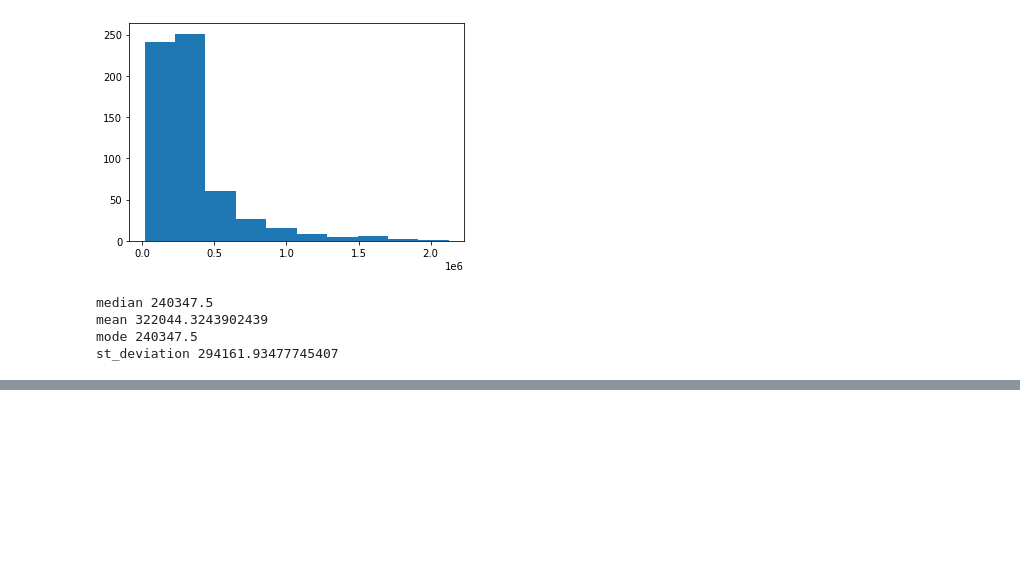
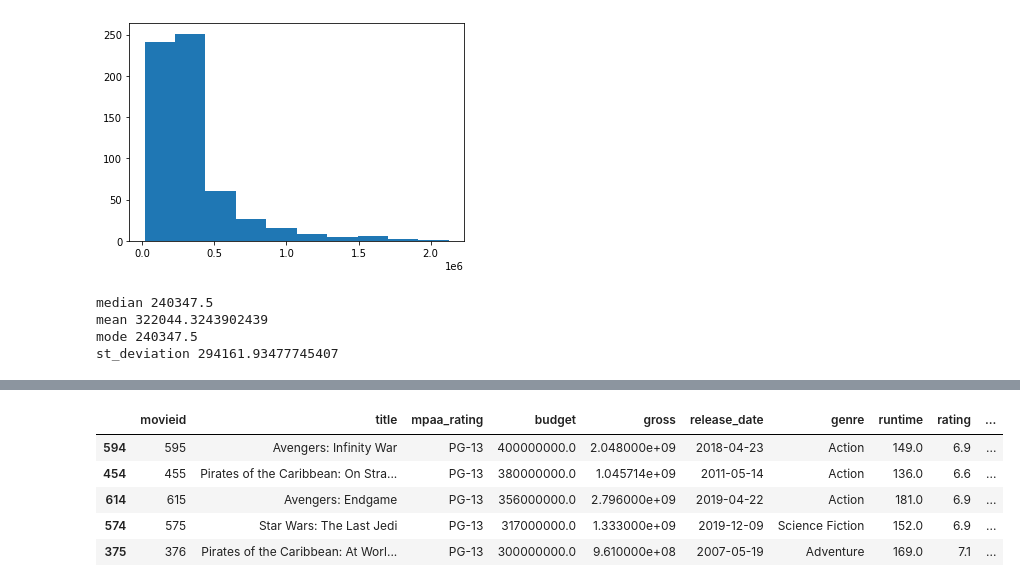
Before and after one commit to YanaOrf/learningPython, a Jupyter notebook: Pandas_Movies.ipynb, the cells around one changed output, grey strips where cells are left out. Drawn from its saved outputs; the diff is of its cells as text; code cells hidden in the pictures; blank space fills up the shorter version.

```diff
--- a/Pandas_Movies.ipynb
+++ b/Pandas_Movies.ipynb
@@ -187,0 +230,11 @@ st_deviation 294161.93477745407
+# %%
+#show the list of top 5 movies based on Budget
+sorted_by_budget=movies.sort_values(by=["budget"],ascending=False)
+sorted_by_budget.head(5)
+# %% [output]
+|  | movieid | title | mpaa_rating | budget | gross | release_date | genre | runtime | rating | ... |
+| 594 | 595 | Avengers: Infinity War | PG-13 | 400000000.0 | 2.048000e+09 | 2018-04-23 | Action | 149.0 | 6.9 | ... |
+| 454 | 455 | Pirates of the Caribbean: On Stra... | PG-13 | 380000000.0 | 1.045714e+09 | 2011-05-14 | Action | 136.0 | 6.6 | ... |
+| 614 | 615 | Avengers: Endgame | PG-13 | 356000000.0 | 2.796000e+09 | 2019-04-22 | Action | 181.0 | 6.9 | ... |
+| 574 | 575 | Star Wars: The Last Jedi | PG-13 | 317000000.0 | 1.333000e+09 | 2019-12-09 | Science Fiction | 152.0 | 6.9 | ... |
+| 375 | 376 | Pirates of the Caribbean: At Worl... | PG-13 | 300000000.0 | 9.610000e+08 | 2007-05-19 | Adventure | 169.0 | 7.1 | ... |
```
Also changed, not shown: parts of 18 cells of this notebook.
